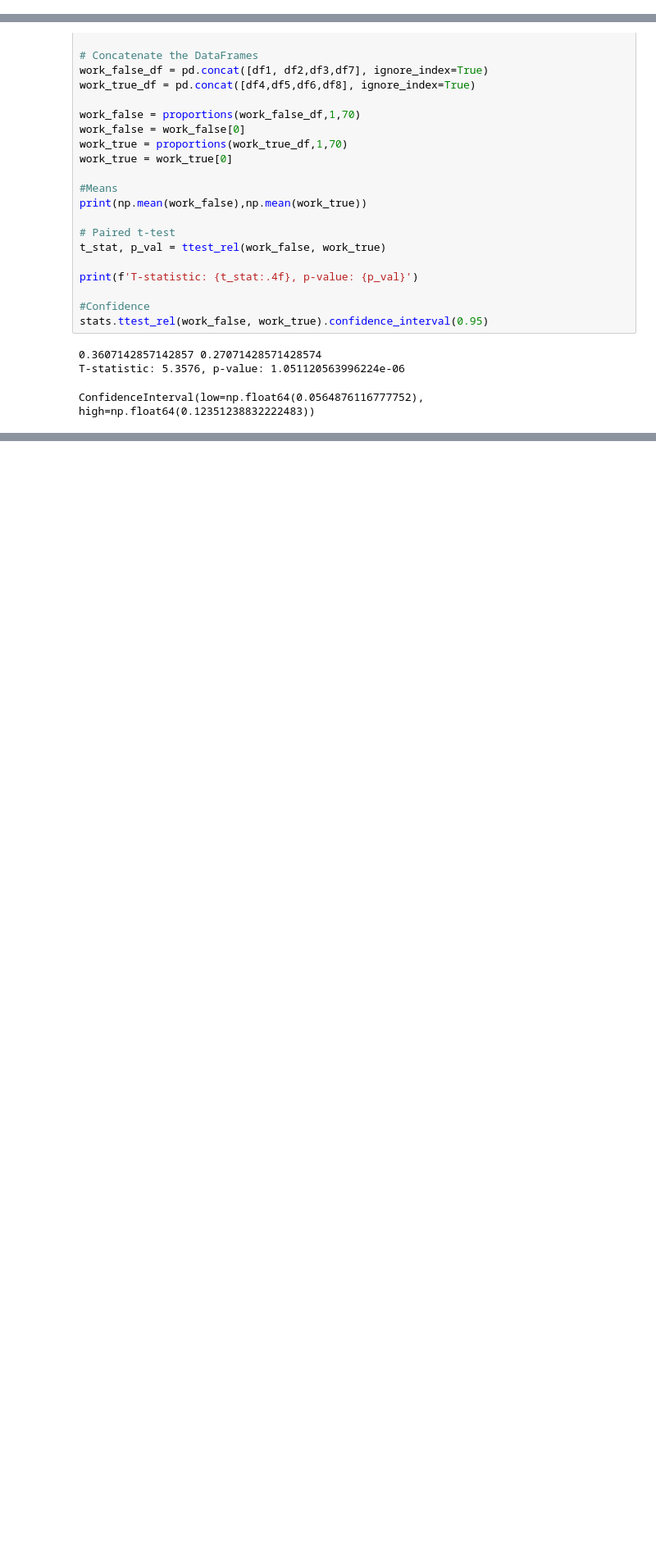
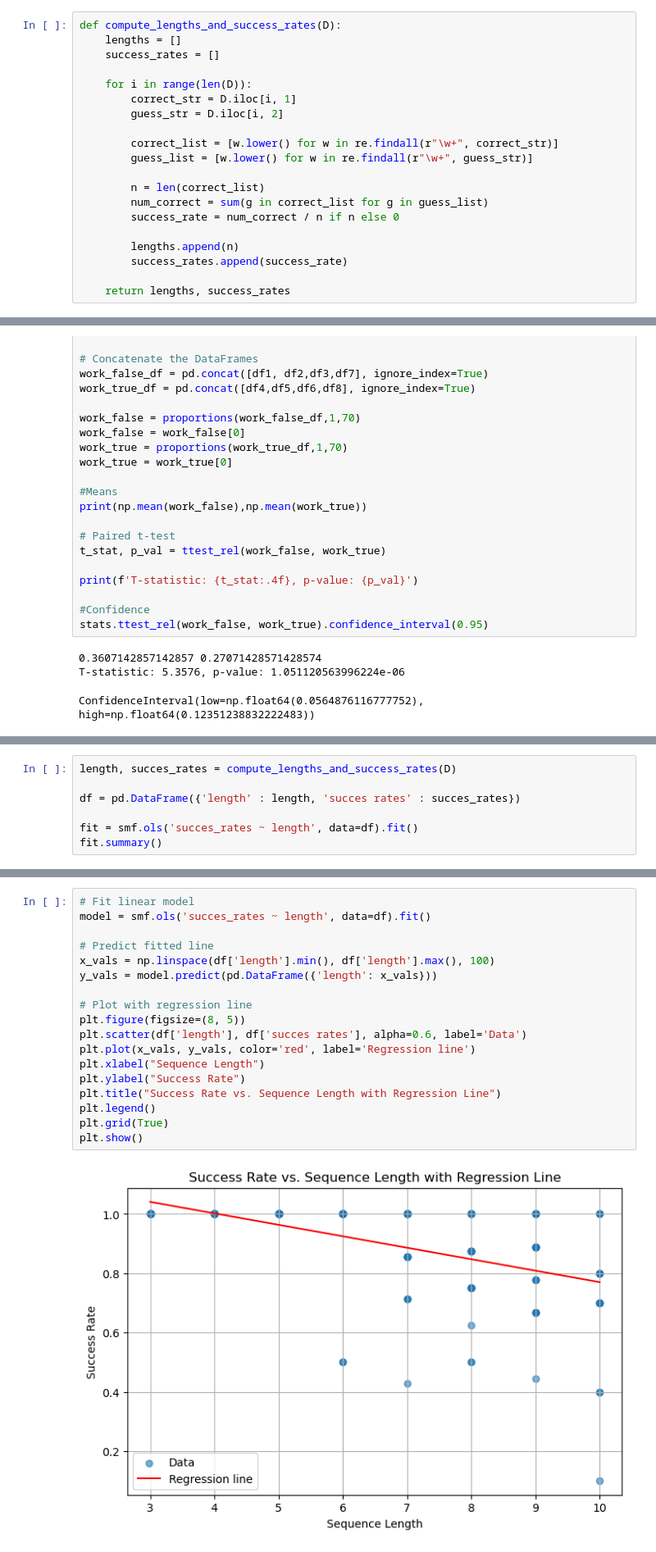
Before and after one commit to KasperKCarlsen/02464---Mini-Project-1, a Jupyter notebook: stats.ipynb, the cells around one changed output, grey strips where cells are left out. Shown at 82% size. Cells and saved outputs as stored; diff of their text form; blank space fills up the shorter version.

Commit message:
regression

```diff
--- a/stats.ipynb
+++ b/stats.ipynb
@@ -81,6 +63,26 @@ def letters_calculate_correct_and_success_rate(correct_str, guess_str):
     num_of_correct = sum(g in correct_list for g in guess_list)
     success_rate = num_of_correct / n if n else 0
     return success_rate
+# %%
+def compute_lengths_and_success_rates(D):
+    lengths = []
+    success_rates = []
+
+    for i in range(len(D)):
+        correct_str = D.iloc[i, 1]
+        guess_str = D.iloc[i, 2]
+
+        correct_list = [w.lower() for w in re.findall(r"\w+", correct_str)]
+        guess_list = [w.lower() for w in re.findall(r"\w+", guess_str)]
+
+        n = len(correct_list)
+        num_correct = sum(g in correct_list for g in guess_list)
+        success_rate = num_correct / n if n else 0
+
+        lengths.append(n)
+        success_rates.append(success_rate)
+
+    return lengths, success_rates
 # %%
 def unpack_grouped_data(data):
     y = np.array([val for group in data for val in group])
@@ -370,0 +421,7 @@ group_vs_grand_mean_CIs(df,group_labels=['3','4','5','6','7','8','9','10'])
+# %%
+length, succes_rates = compute_lengths_and_success_rates(D)
+
+df = pd.DataFrame({'length' : length, 'succes rates' : succes_rates})
+
+fit = smf.ols('succes_rates ~ length', data=df).fit()
+fit.summary()
@@ -371,3 +448,23 @@ group_vs_grand_mean_CIs(df,group_labels=['3','4','5','6','7','8','9','10'])
+# %%
+# Fit linear model
+model = smf.ols('succes_rates ~ length', data=df).fit()
+
+# Predict fitted line
+x_vals = np.linspace(df['length'].min(), df['length'].max(), 100)
+y_vals = model.predict(pd.DataFrame({'length': x_vals}))
+
+# Plot with regression line
+plt.figure(figsize=(8, 5))
+plt.scatter(df['length'], df['succes rates'], alpha=0.6, label='Data')
+plt.plot(x_vals, y_vals, color='red', label='Regression line')
+plt.xlabel("Sequence Length")
+plt.ylabel("Success Rate")
+plt.title("Success Rate vs. Sequence Length with Regression Line")
+plt.legend()
+plt.grid(True)
+plt.show()
+# %% [output]
+[figure, added]
 # %%
 # eksperimetn 4
 
```
Also changed, not shown: parts of 16 cells of this notebook.
